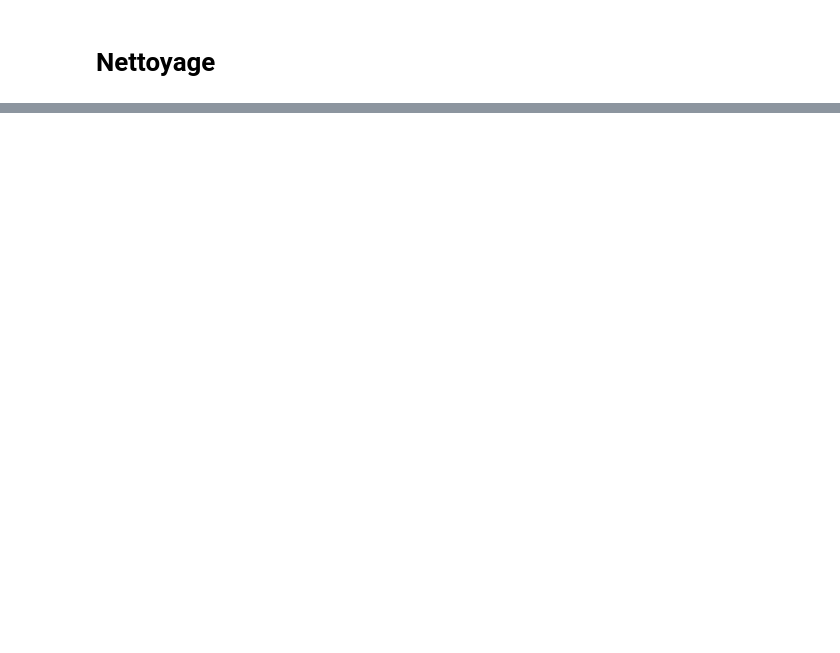
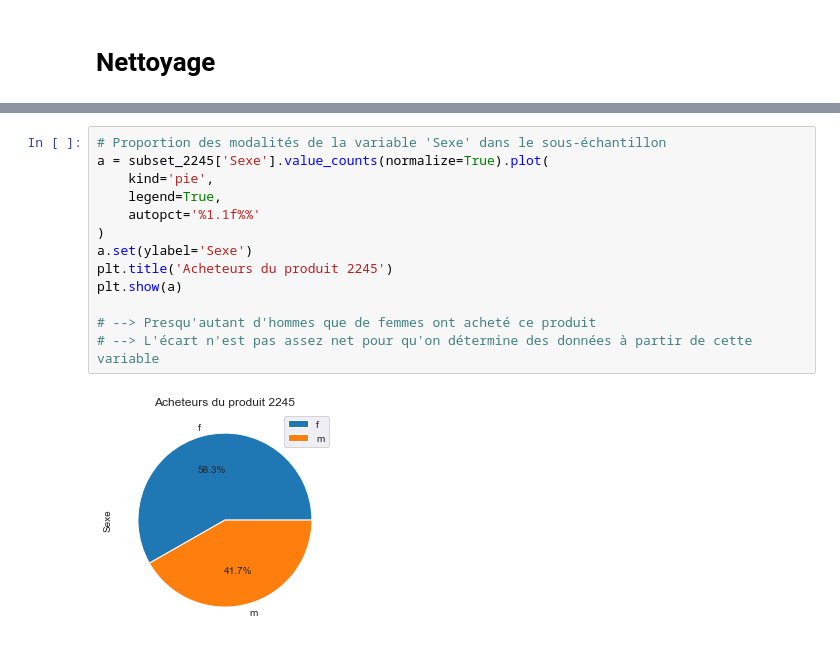
Before and after one commit to gllmfrnr/oc-da, a Jupyter notebook: p4/p4.ipynb, the cells around one changed output, grey strips where cells are left out. Saved outputs shown, nothing was run; the diff lists cells and outputs as text; blank space fills up the shorter version.

```diff
--- a/p4/p4.ipynb
+++ b/p4/p4.ipynb
@@ -1258,0 +529,15 @@ Kurtosis :  -1.2
+# %%
+# Proportion des modalités de la variable 'Sexe' dans le sous-échantillon
+a = subset_2245['Sexe'].value_counts(normalize=True).plot(
+    kind='pie',
+    legend=True,
+    autopct='%1.1f%%'
+)
+a.set(ylabel='Sexe')
+plt.title('Acheteurs du produit 2245')
+plt.show(a)
+
+# --> Presqu'autant d'hommes que de femmes ont acheté ce produit
+# --> L'écart n'est pas assez net pour qu'on détermine des données à partir de cette variable
+# %% [output]
+[figure, added]
```
Also changed, not shown: parts of 169 cells of this notebook.
